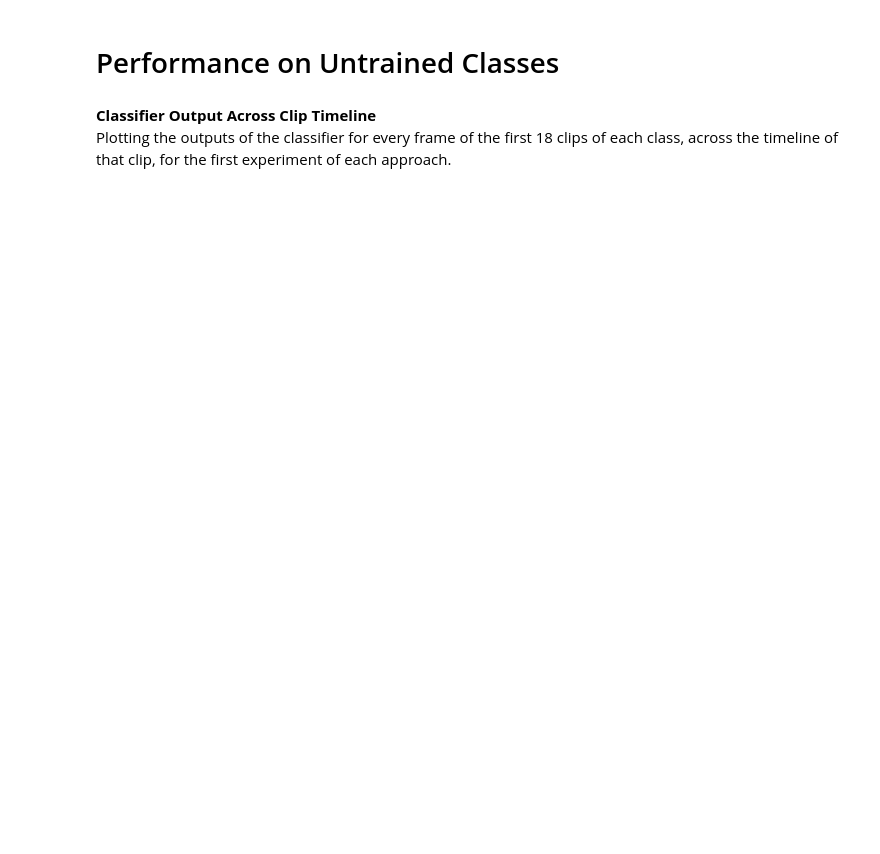
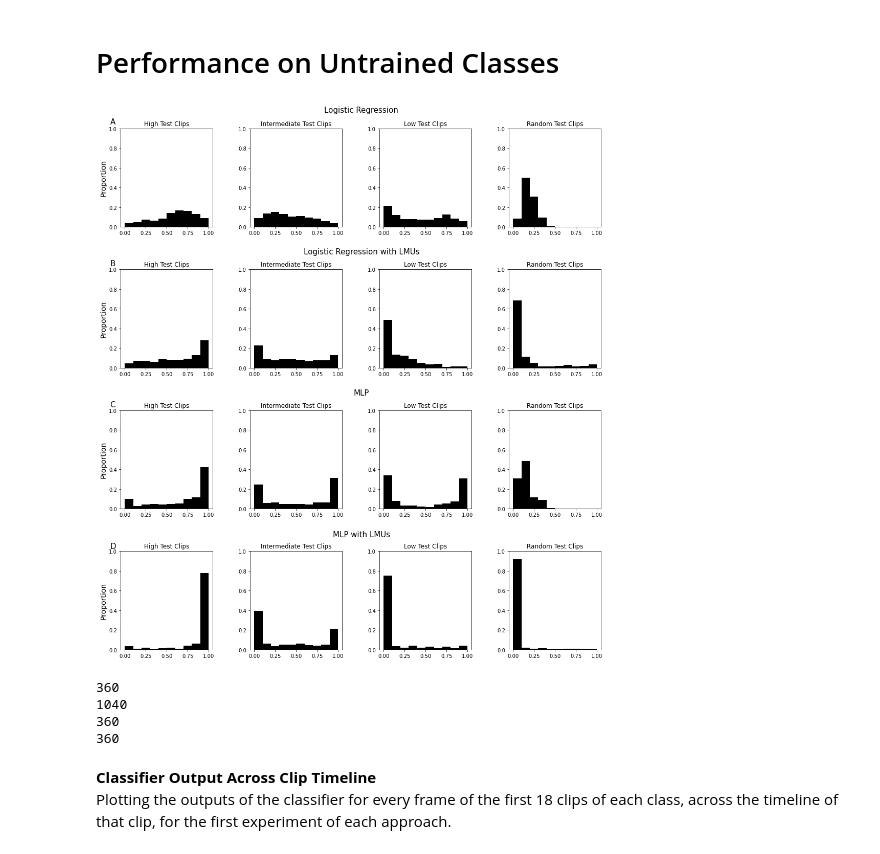
Before and after one commit to maddybartlett/Thesis_Notebooks, a Jupyter notebook: Chapter5_LMUs/Analysis/Analysis.ipynb, the cells around one changed output. Saved outputs shown, nothing was run; the diff lists cells and outputs as text; code cells hidden in the pictures; blank space fills up the shorter version.

```diff
--- a/Chapter5_LMUs/Analysis/Analysis.ipynb
+++ b/Chapter5_LMUs/Analysis/Analysis.ipynb
@@ -956,71 +1045,103 @@ outer = gridspec.GridSpec(4, 4)
 
 fig.text(0.52, 0.97, 'Logistic Regression', ha='center', fontsize=15)
 ax1 = fig.add_subplot(outer[0])
-ax1.hist(high_lrraw_summary[:,0], bins=bins, color='black')
+ax1.hist(high_lrraw_summary[:,0], bins=bins, color='black',
+         weights=np.ones(len(high_lrraw_summary[:,0])) / len(high_lrraw_summary[:,0]))
 ax1.title.set_text('High Test Clips')
-ax1.set_ylabel('Count', fontsize=14)
+ax1.set_ylabel('Proportion', fontsize=14)
+ax1.set_ylim([0, 1.0])
 ax2 = fig.add_subplot(outer[1], sharey=ax1)
-ax2.hist(mid_lrraw_summary[:,0], bins=bins, color='black')
+ax2.hist(mid_lrraw_summary[:,0], bins=bins, color='black',
+         weights=np.ones(len(mid_lrraw_summary[:,0])) / len(mid_lrraw_summary[:,0]))
 ax2.title.set_text('Intermediate Test Clips')
 ax3 = fig.add_subplot(outer[2], sharey=ax1)
-ax3.hist(low_lrraw_summary[:,0], bins=bins, color='black')
+ax3.hist(low_lrraw_summary[:,0], bins=bins, color='black',
+         weights=np.ones(len(low_lrraw_summary[:,0])) / len(low_lrraw_summary[:,0]))
 ax3.title.set_text('Low Test Clips')
 ax4 = fig.add_subplot(outer[3], sharey=ax1)
-ax4.hist(random_lrraw_summary[:,0], bins=bins, color='black')
+ax4.hist(random_lrraw_summary[:,0], bins=bins, color='black',
+         weights=np.ones(len(random_lrraw_summary[:,0])) / len(random_lrraw_summary[:,0]))
 ax4.title.set_text('Random Test Clips')
 
 fig.text(0.52, 0.73, 'Logistic Regression with LMUs', ha='center', fontsize=15)
 ax5 = fig.add_subplot(outer[4])
-ax5.hist(high_lrlmu_summary[:,0], bins=bins, color='black')
+ax5.hist(high_lrlmu_summary[:,0], bins=bins, color='black',
+         weights=np.ones(len(high_lrlmu_summary[:,0])) / len(high_lrlmu_summary[:,0]))
 ax5.title.set_text('High Test Clips')
-ax5.set_ylabel('Count', fontsize=14)
+ax5.set_ylabel('Proportion', fontsize=14)
+ax5.set_ylim([0, 1.0])
 ax6 = fig.add_subplot(outer[5], sharey=ax5)
-ax6.hist(mid_lrlmu_summary[:,0], bins=bins, color='black')
+ax6.hist(mid_lrlmu_summary[:,0], bins=bins, color='black',
+         weights=np.ones(len(mid_lrlmu_summary[:,0])) / len(mid_lrlmu_summary[:,0]))
 ax6.title.set_text('Intermediate Test Clips')
 ax7 = fig.add_subplot(outer[6], sharey=ax5)
-ax7.hist(low_lrlmu_summary[:,0], bins=bins, color='black')
+ax7.hist(low_lrlmu_summary[:,0], bins=bins, color='black',
+         weights=np.ones(len(low_lrlmu_summary[:,0])) / len(low_lrlmu_summary[:,0]))
 ax7.title.set_text('Low Test Clips')
 ax8 = fig.add_subplot(outer[7], sharey=ax5)
-ax8.hist(random_lrlmu_summary[:,0], bins=bins, color='black')
+ax8.hist(random_lrlmu_summary[:,0], bins=bins, color='black',
+         weights=np.ones(len(random_lrlmu_summary[:,0])) / len(random_lrlmu_summary[:,0]))
 ax8.title.set_text('Random Test Clips')
 
 fig.text(0.52, 0.49, 'MLP', ha='center', fontsize=15)
 ax9 = fig.add_subplot(outer[8])
-ax9.hist(high_mlpraw_summary[:,0], bins=bins, color='black')
+ax9.hist(high_mlpraw_summary[:,0], bins=bins, color='black',
+         weights=np.ones(len(high_mlpraw_summary[:,0])) / len(high_mlpraw_summary[:,0]))
 ax9.title.set_text('High Test Clips')
-ax9.set_ylabel('Count', fontsize=14)
+ax9.set_ylabel('Proportion', fontsize=14)
+ax9.set_ylim([0, 1.0])
 ax10 = fig.add_subplot(outer[9], sharey=ax9)
-ax10.hist(mid_mlpraw_summary[:,0], bins=bins, color='black')
+ax10.hist(mid_mlpraw_summary[:,0], bins=bins, color='black',
+         weights=np.ones(len(mid_mlpraw_summary[:,0])) / len(mid_mlpraw_summary[:,0]))
 ax10.title.set_text('Intermediate Test Clips')
 ax11 = fig.add_subplot(outer[10], sharey=ax9)
-ax11.hist(low_mlpraw_summary[:,0], bins=bins, color='black')
+ax11.hist(low_mlpraw_summary[:,0], bins=bins, color='black',
+         weights=np.ones(len(low_mlpraw_summary[:,0])) / len(low_mlpraw_summary[:,0]))
 ax11.title.set_text('Low Test Clips')
 ax12 = fig.add_subplot(outer[11], sharey=ax1)
-ax12.hist(random_mlpraw_summary[:,0], bins=bins, color='black')
+ax12.hist(random_mlpraw_summary[:,0], bins=bins, color='black',
+         weights=np.ones(len(random_mlpraw_summary[:,0])) / len(random_mlpraw_summary[:,0]))
 ax12.title.set_text('Random Test Clips')
 
 fig.text(0.52, 0.25, 'MLP with LMUs', ha='center', fontsize=15)
 ax13 = fig.add_subplot(outer[12])
-ax13.hist(high_mlplmu_summary[:,0], bins=bins, color='black')
+ax13.hist(high_mlplmu_summary[:,0], bins=bins, color='black',
+         weights=np.ones(len(high_mlplmu_summary[:,0])) / len(high_mlplmu_summary[:,0]))
 ax13.title.set_text('High Test Clips')
-ax13.set_ylabel('Count', fontsize=14)
+ax13.set_ylabel('Proportion', fontsize=14)
+ax13.set_ylim([0, 1.0])
 ax14 = fig.add_subplot(outer[13], sharey=ax13)
-ax14.hist(mid_mlplmu_summary[:,0], bins=bins, color='black')
+ax14.hist(mid_mlplmu_summary[:,0], bins=bins, color='black',
+         weights=np.ones(len(mid_mlplmu_summary[:,0])) / len(mid_mlplmu_summary[:,0]))
 ax14.title.set_text('Intermediate Test Clips')
 ax15 = fig.add_subplot(outer[14], sharey=ax13)
-ax15.hist(low_mlplmu_summary[:,0], bins=bins, color='black')
+ax15.hist(low_mlplmu_summary[:,0], bins=bins, color='black',
+         weights=np.ones(len(low_mlplmu_summary[:,0])) / len(low_mlplmu_summary[:,0]))
 ax15.title.set_text('Low Test Clips')
 ax16 = fig.add_subplot(outer[15], sharey=ax13)
-ax16.hist(random_mlplmu_summary[:,0], bins=bins, color='black')
+ax16.hist(random_mlplmu_summary[:,0], bins=bins, color='black',
+         weights=np.ones(len(random_mlplmu_summary[:,0])) / len(random_mlplmu_summary[:,0]))
 ax16.title.set_text('Random Test Clips')
 
 fig.text(0.07, 0.95, 'A', ha='center', fontsize=15)
 fig.text(0.07, 0.71, 'B', ha='center', fontsize=15)
 fig.text(0.07, 0.47, 'C', ha='center', fontsize=15)
 fig.text(0.07, 0.23, 'D', ha='center', fontsize=15)
 
 fig.tight_layout(pad=5.0)
 fig.savefig('../Figs/allcliphist.png')
+# %% [output]
+[figure, added]
+# %%
+print(len(high_lrraw_summary[:,0]))
+print(len(mid_lrraw_summary[:,0]))
+print(len(low_lrraw_summary[:,0]))
+print(len(random_lrraw_summary[:,0]))
+# %% [output]
+360
+1040
+360
+360
 # %% [markdown]
 **Classifier Output Across Clip Timeline** <br>
 Plotting the outputs of the classifier for every frame of the first 18 clips of each class, across the timeline of that clip, for the first experiment of each approach.
```
Also changed, not shown: parts of 34 cells of this notebook, 6 other files.
